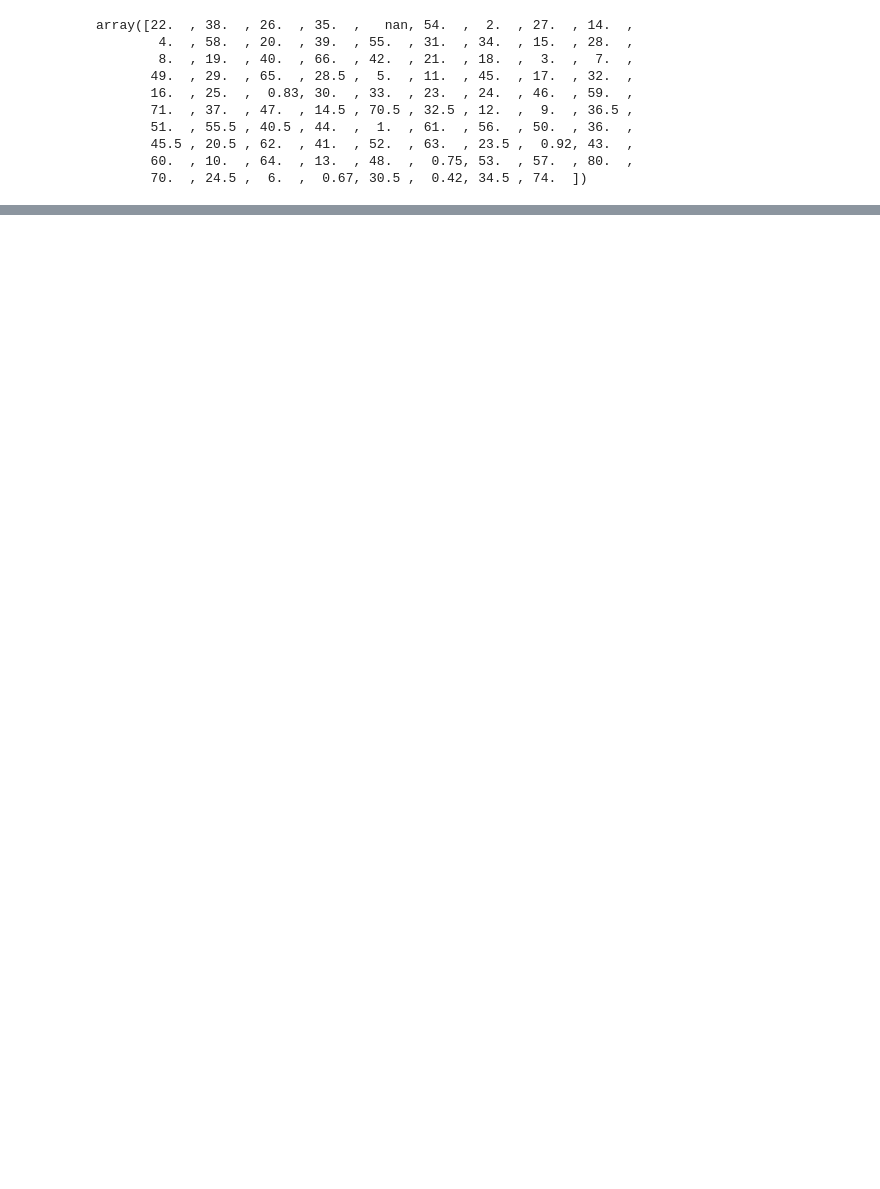
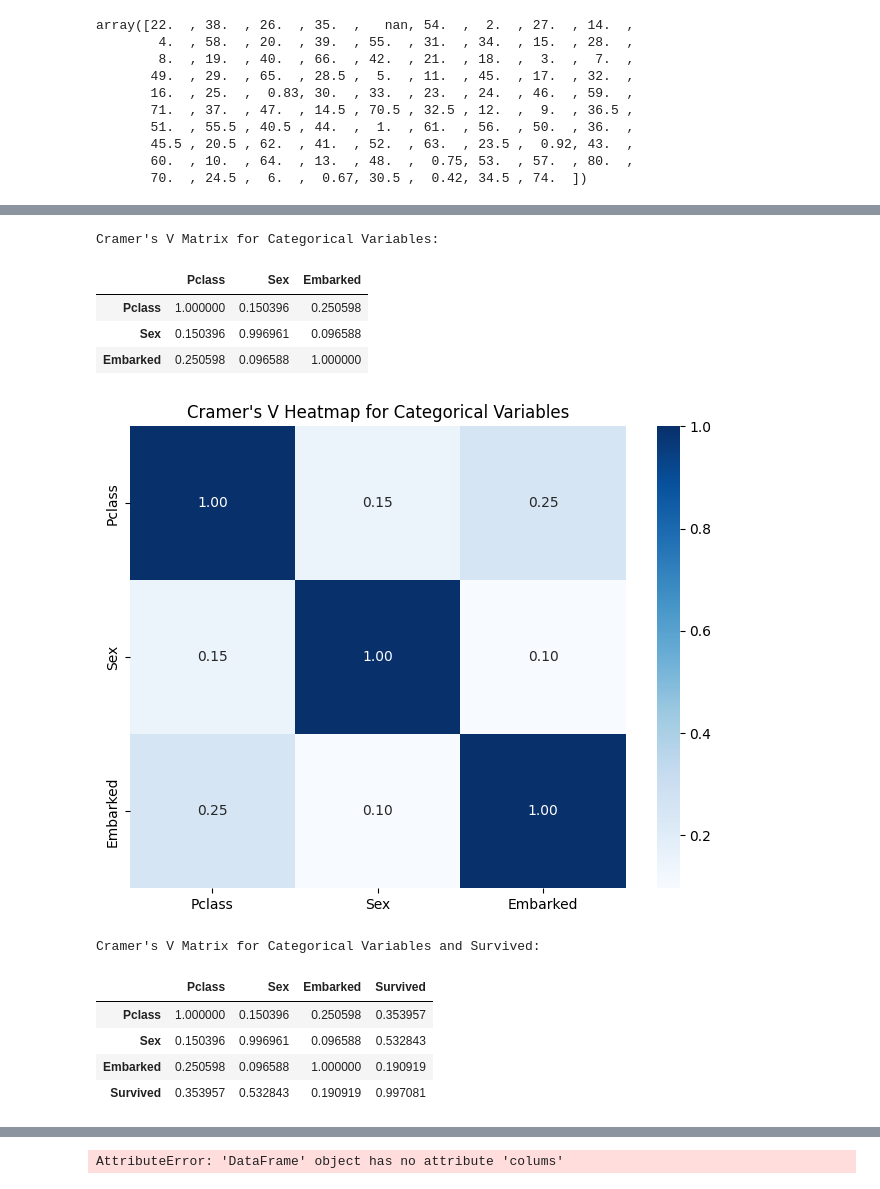
Before and after one commit to sbkvan/Titanic---Machine-Learning-from-Disaster, a Jupyter notebook: Titanic_Machine_Learning_from_Disaster.ipynb, the cells around one changed output, grey strips where cells are left out. Drawn from its saved outputs; the diff is of its cells as text; code cells hidden in the pictures; blank space fills up the shorter version.

```diff
--- a/Titanic_Machine_Learning_from_Disaster.ipynb
+++ b/Titanic_Machine_Learning_from_Disaster.ipynb
@@ -222,0 +341,73 @@ array([22.  , 38.  , 26.  , 35.  ,   nan, 54.  ,  2.  , 27.  , 14.  ,
+# %%
+import numpy as np
+import pandas as pd
+import seaborn as sns
+import matplotlib.pyplot as plt
+from scipy.stats import chi2_contingency
+
+# Function to calculate Cramer's V
+def cramers_v(x, y):
+    confusion_matrix = pd.crosstab(x, y)
+    chi2 = chi2_contingency(confusion_matrix)[0]
+    n = confusion_matrix.sum().sum()
+    phi2 = chi2 / n
+    r, k = confusion_matrix.shape
+    phi2corr = max(0, phi2 - ((k-1)*(r-1))/(n-1))
+    rcorr = r - ((r-1)**2)/(n-1)
+    kcorr = k - ((k-1)**2)/(n-1)
+    return np.sqrt(phi2corr / min((kcorr-1), (rcorr-1)))
+
+# Select categorical columns (excluding 'Survived' for now as it's the target)
+categorical_cols = ['Pclass', 'Sex', 'Embarked']
+
+# Calculate Cramer's V matrix
+cramers_v_matrix = pd.DataFrame(index=categorical_cols, columns=categorical_cols)
+for col1 in categorical_cols:
+    for col2 in categorical_cols:
+        cramers_v_matrix.loc[col1, col2] = cramers_v(train_df[col1], train_df[col2])
+
+# Convert to float for heatmap
+cramers_v_matrix = cramers_v_matrix.astype(float)
+
+print("Cramer's V Matrix for Categorical Variables:")
+display(cramers_v_matrix)
+
+# Visualize Cramer's V matrix using a heatmap
+plt.figure(figsize=(8, 6))
+sns.heatmap(cramers_v_matrix, annot=True, cmap='Blues', fmt=".2f")
+plt.title("Cramer's V Heatmap for Categorical Variables")
+plt.show()
+
+# Also calculate Cramer's V between categorical features and the target 'Survived'
+categorical_and_target = categorical_cols + ['Survived']
+cramers_v_with_target = pd.DataFrame(index=categorical_and_target, columns=categorical_and_target)
+
+for col1 in categorical_and_target:
+    for col2 in categorical_and_target:
+        # Ensure both columns are treated as categorical for the function
+        cramers_v_with_target.loc[col1, col2] = cramers_v(train_df[col1].astype('category'), train_df[col2].astype('category'))
+
+# Convert to float for heatmap
+cramers_v_with_target = cramers_v_with_target.astype(float)
+
+print("\nCramer's V Matrix for Categorical Variables and Survived:")
+display(cramers_v_with_target)
+
+# Visualize Cramer's V matrix with target using a heatmap
+plt.figure(figsize=(9, 7))
+sns.heatmap(cramers_v_with_target, annot=True, cmap='Blues', fmt=".2f")
+plt.title("Cramer's V Heatmap for Categorical Variables and Survived")
+plt.show()
+# %% [output]
+Cramer's V Matrix for Categorical Variables:
+|  | Pclass | Sex | Embarked |
+| Pclass | 1.000000 | 0.150396 | 0.250598 |
+| Sex | 0.150396 | 0.996961 | 0.096588 |
+| Embarked | 0.250598 | 0.096588 | 1.000000 |
+[figure, added]
+Cramer's V Matrix for Categorical Variables and Survived:
+|  | Pclass | Sex | Embarked | Survived |
+| Pclass | 1.000000 | 0.150396 | 0.250598 | 0.353957 |
+| Sex | 0.150396 | 0.996961 | 0.096588 | 0.532843 |
+| Embarked | 0.250598 | 0.096588 | 1.000000 | 0.190919 |
+| Survived | 0.353957 | 0.532843 | 0.190919 | 0.997081 |
@@ -222,0 +418,4 @@ array([22.  , 38.  , 26.  , 35.  ,   nan, 54.  ,  2.  , 27.  , 14.  ,
+# %%
+test_df.colums
+# %% [output]
+AttributeError: 'DataFrame' object has no attribute 'colums'
```
Also changed, not shown: parts of 37 cells of this notebook.
